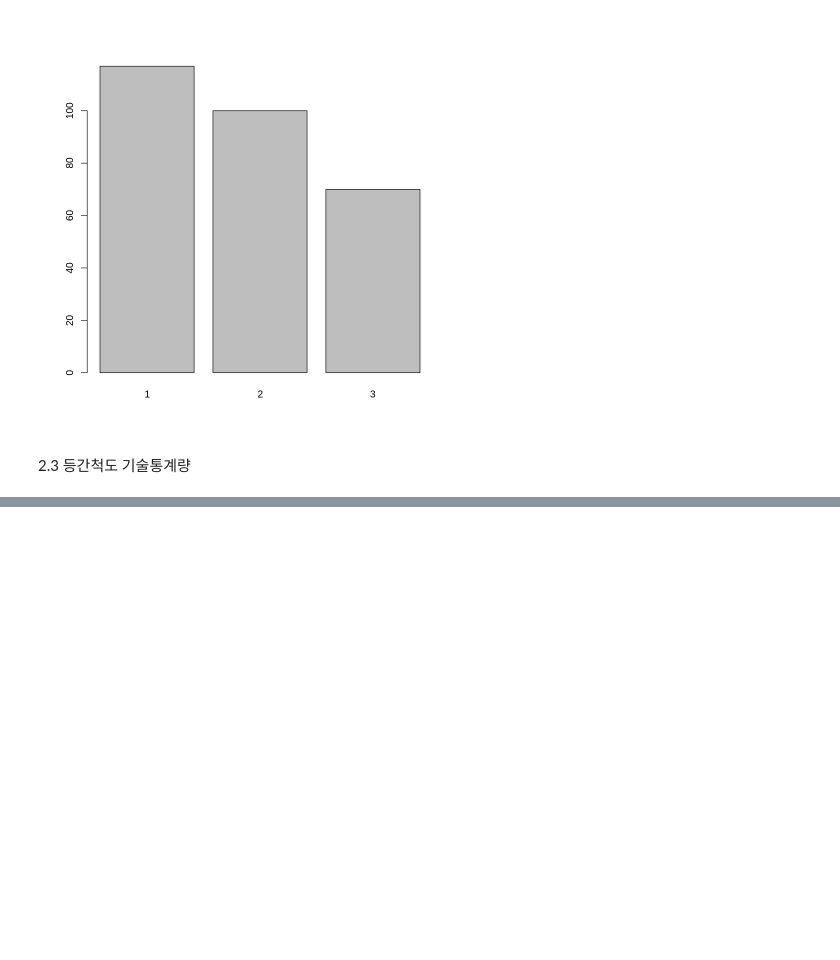
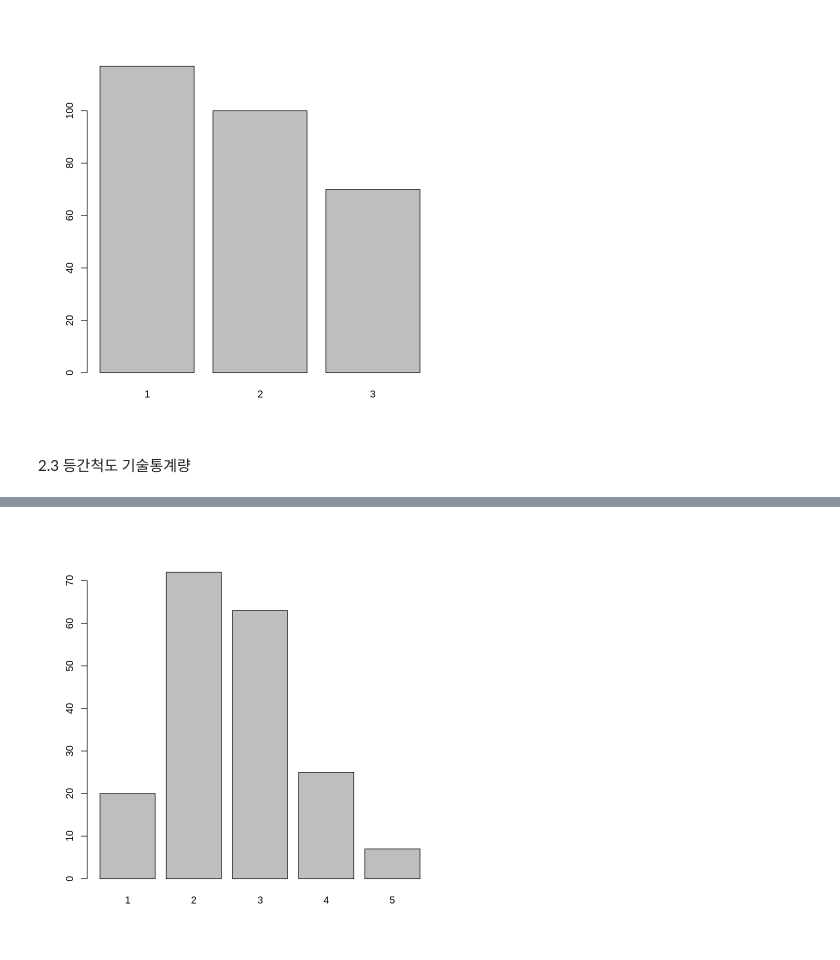
Before and after one commit to gyujin0450/RPRG_PARTIII, a Jupyter notebook: p368_척도별기술통계량.ipynb, the cells around one changed output, grey strips where cells are left out. Saved outputs shown, nothing was run; the diff lists cells and outputs as text; code cells hidden in the pictures; blank space fills up the shorter version.

```diff
--- a/p368_척도별기술통계량.ipynb
+++ b/p368_척도별기술통계량.ipynb
@@ -101,0 +122,4 @@ barplot(y) # 명목/서열척도 -> 막대차트
+# %%
+barplot(x)
+# %% [output]
+[figure, added]
```
Also changed, not shown: parts of 25 cells of this notebook.
